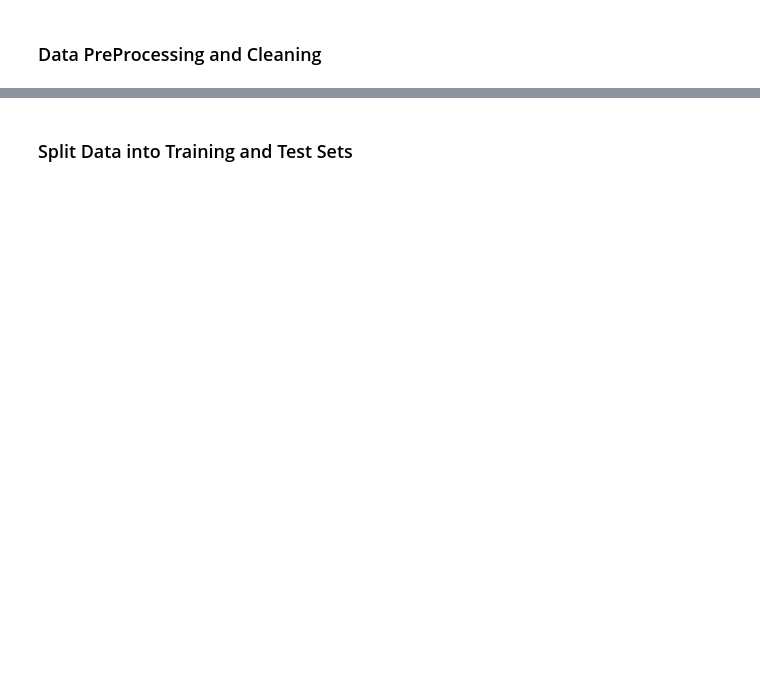
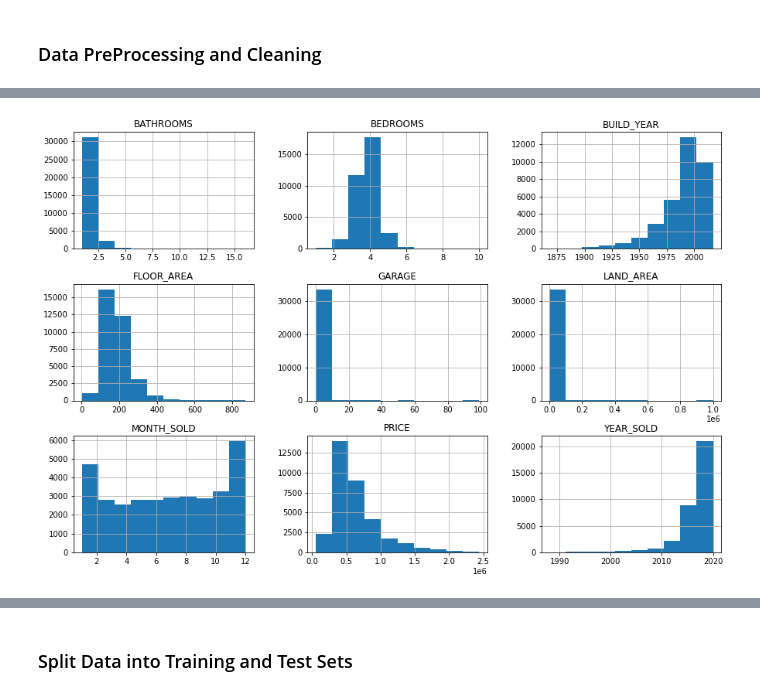
Before and after one commit to TroyFoote/Exploring_Perth_House_Prices, a Jupyter notebook: Perth_House_Prices_Linear.ipynb, the cells around one changed output, grey strips where cells are left out. Drawn from its saved outputs; the diff is of its cells as text; code cells hidden in the pictures; blank space fills up the shorter version.

```diff
--- a/Perth_House_Prices_Linear.ipynb
+++ b/Perth_House_Prices_Linear.ipynb
@@ -66,2 +197,8 @@ perth_houses_cleaned_df.head()
+# %%
+# show histogram for all columns
+perth_houses_cleaned_df.hist(figsize= (15,10))
+plt.savefig("images/Cleaned_Histogram.png")
+# %% [output]
+[figure, added]
 # %%
 perth_houses_cleaned_df.isnull().sum()
```
Also changed, not shown: parts of 22 cells of this notebook, 2 other files.
